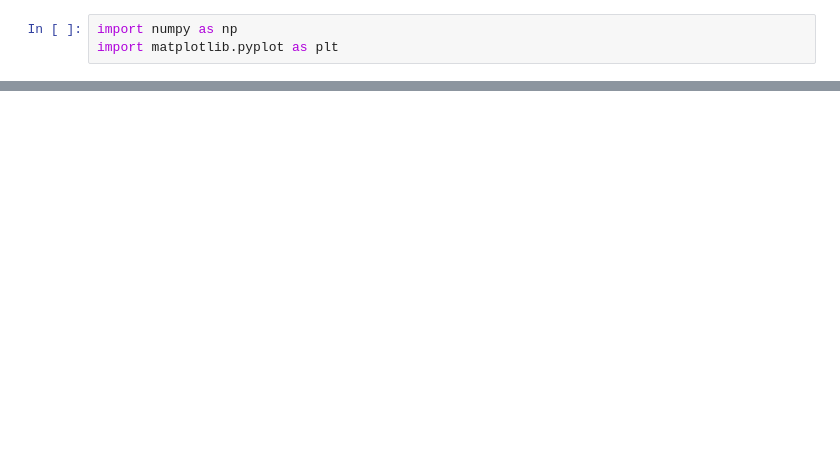
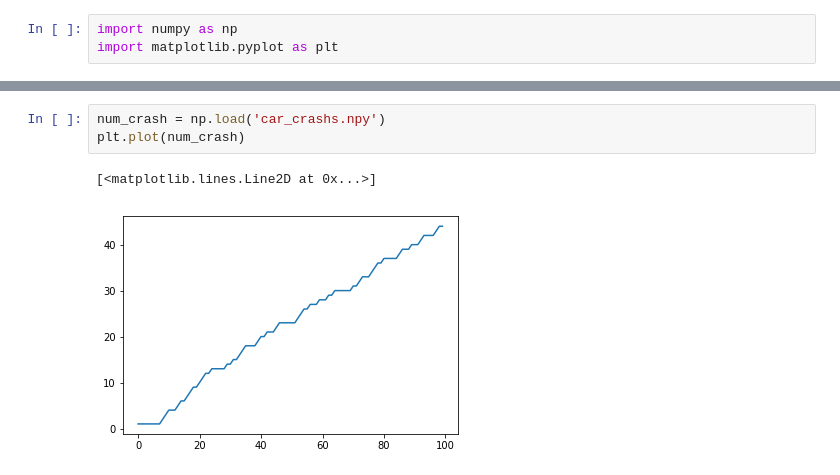
Before and after one commit to SHITIANYU-hue/dgn_ring_torch, a Jupyter notebook: analyze.ipynb, the cells around one changed output, grey strips where cells are left out. Drawn from its saved outputs; the diff is of its cells as text; blank space fills up the shorter version.

```diff
--- a/analyze.ipynb
+++ b/analyze.ipynb
@@ -65,0 +22,6 @@ array([[27.68912465, 27.77378972, 27.40531259],
+# %%
+num_crash = np.load('car_crashs.npy')
+plt.plot(num_crash)
+# %% [output]
+[<matplotlib.lines.Line2D at 0x...>]
+[figure, added]
```
Also changed, not shown: parts of 14 cells of this notebook, 17 other files.
